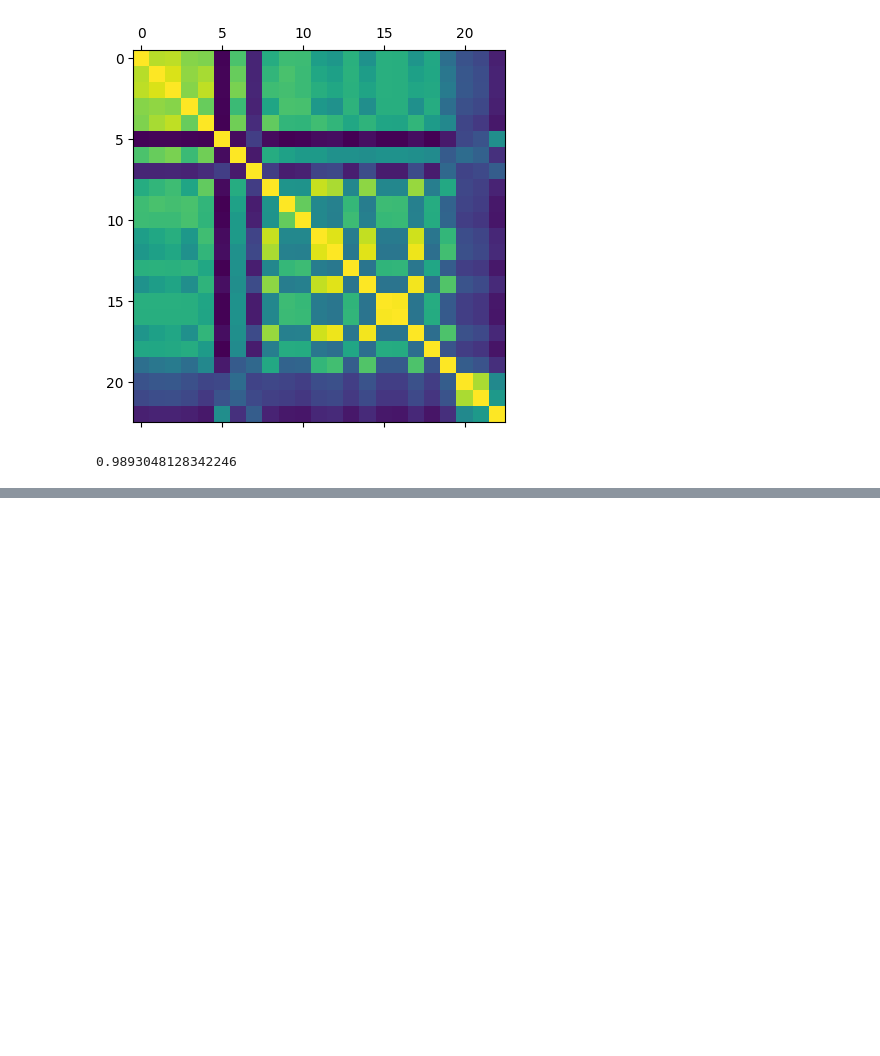
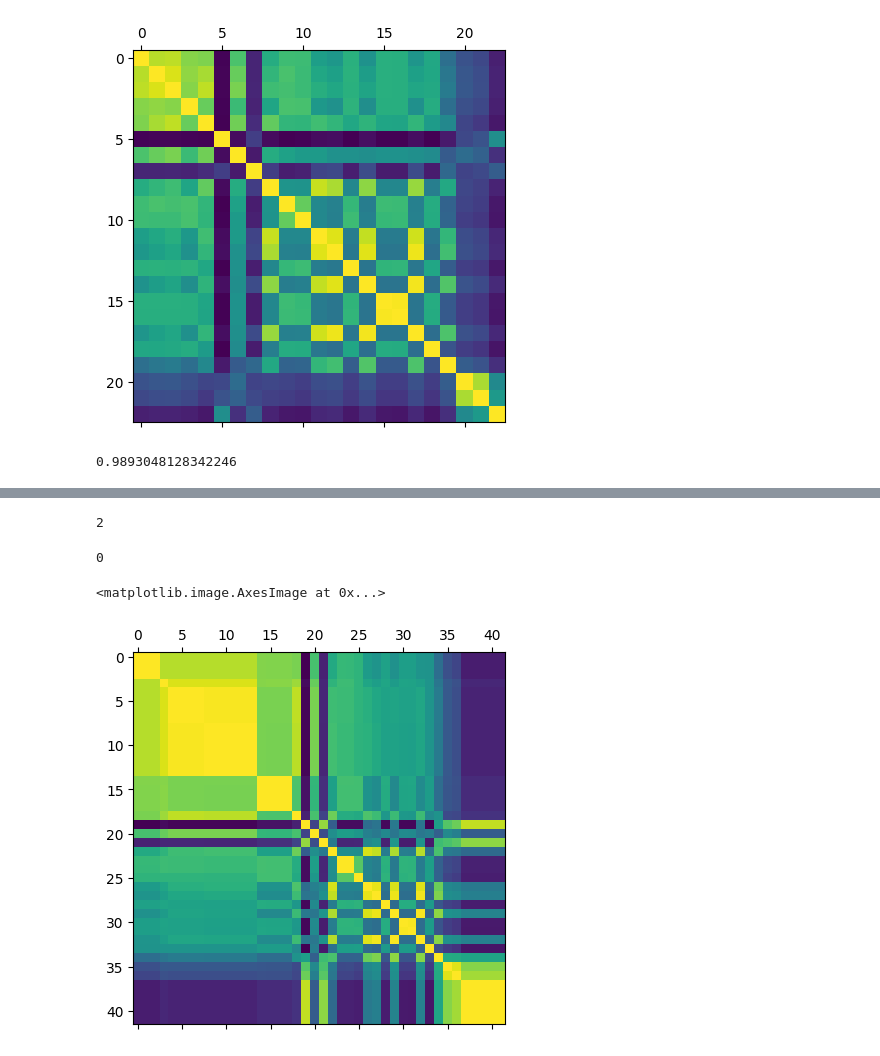
Before and after one commit to eric-gemmell/masters_project, a Jupyter notebook: src/Main.ipynb, the cells around one changed output, grey strips where cells are left out. Cells and saved outputs as stored; diff of their text form; code cells hidden in the pictures; blank space fills up the shorter version.

```diff
--- a/src/Main.ipynb
+++ b/src/Main.ipynb
@@ -98,10 +98,13 @@ MRL-TDAEGALCSR-------SSG--KGLGHRSMA--S---ALFESA-EHYHLDWRR----DPRA--------S----EA
 # Get SeqDump files and check for unique sequences
 # %%
 import glob
-seqdump_dirs = glob.glob("**/**seqdump.txt",recursive = True)
+import tqdm
+seqdump_dirs = glob.glob("**/**HMMER_seqdump.fa",recursive = True)
+
+print(seqdump_dirs)
 unique_sequences = []
 i = 0
-for seqdump_dir in seqdump_dirs:
+for seqdump_dir in tqdm.tqdm(seqdump_dirs):
     seqrec_iter = SeqIO.parse(seqdump_dir,"fasta")
     for seqrec in seqrec_iter:
         i += 1
@@ -237,0 +269,36 @@ def perc_identity(seq1,seq2): #percentage identity between two aligned sequences
+# %%
+a = 'carlos'
+b = 'b arlos'
+
+pylev.levenshtein(a, b)
+# %% [output]
+2
+# %%
+#unique_sequences = get_sequences("raw_sequences/Azoline/Bottromycin/seqdump.txt")
+tblastn_DNA_sequences = [seq for seq in SeqIO.parse("raw_sequences/Azoline/Bottromycin/wgs_DNA_streptomycetateae_seqdump.txt","fasta")]
+unique_sequences = [seq.translate() for seq in tblastn_DNA_sequences]
+
+seq1 = str(unique_sequences[0].seq)
+seq2 = str(unique_sequences[1].seq)
+# %%
+pylev.levenshtein(seq1, seq2)
+# %% [output]
+0
+# %%
+similarity_matrix = []
+
+for i in tqdm.tqdm(range(len(unique_sequences))):
+    row = []
+    for j in range(len(unique_sequences)):
+        seq1 = str(unique_sequences[i].seq)
+        seq2 = str(unique_sequences[j].seq)
+        similarity = pylev.levenschtein(seq1, seq2)
+        row.append(similarity)
+    similarity_matrix.append(row)
+# %%
+m = np.array(similarity_matrix)
+# %%
+plt.matshow(-m)
+# %% [output]
+<matplotlib.image.AxesImage at 0x...>
+[figure, added]
```
Also changed, not shown: parts of 3 cells of this notebook, 55 other files.
